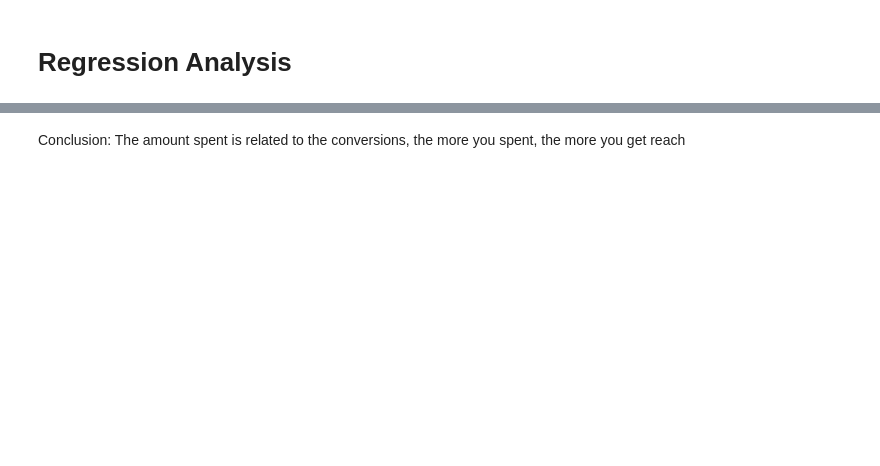
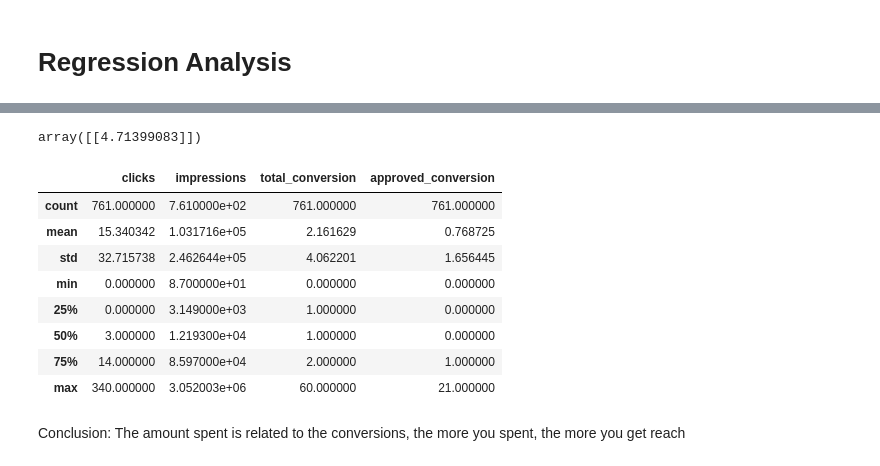
Before and after one commit to JoshuaLEE2756/Facebook-Meta-Data, a Jupyter notebook: Sportron.ipynb, the cells around one changed output, grey strips where cells are left out. Drawn from its saved outputs; the diff is of its cells as text; code cells hidden in the pictures; blank space fills up the shorter version.

```diff
--- a/Sportron.ipynb
+++ b/Sportron.ipynb
@@ -229,0 +254,7 @@ ID 1178 has received the highest number of impressions of 9577
+# %%
+features = [
+    "clicks",
+    "impressions",
+    "total_conversion",
+    "approved_conversion"
+]
@@ -251,2 +343,19 @@ r2
+# %%
+new_data = [[4, 5000, 2, 1]]
+lr.predict(new_data)
+# %% [output]
+array([[4.71399083]])
+# %%
+df[features].describe()
+# %% [output]
+|  | clicks | impressions | total_conversion | approved_conversion |
+| count | 761.000000 | 7.610000e+02 | 761.000000 | 761.000000 |
+| mean | 15.340342 | 1.031716e+05 | 2.161629 | 0.768725 |
+| std | 32.715738 | 2.462644e+05 | 4.062201 | 1.656445 |
+| min | 0.000000 | 8.700000e+01 | 0.000000 | 0.000000 |
+| 25% | 0.000000 | 3.149000e+03 | 1.000000 | 0.000000 |
+| 50% | 3.000000 | 1.219300e+04 | 1.000000 | 0.000000 |
+| 75% | 14.000000 | 8.597000e+04 | 2.000000 | 1.000000 |
+| max | 340.000000 | 3.052003e+06 | 60.000000 | 21.000000 |
 # %% [markdown]
 Conclusion: The amount spent is related to the conversions, the more you spent, the more you get reach
```
Also changed, not shown: parts of 12 cells of this notebook.
